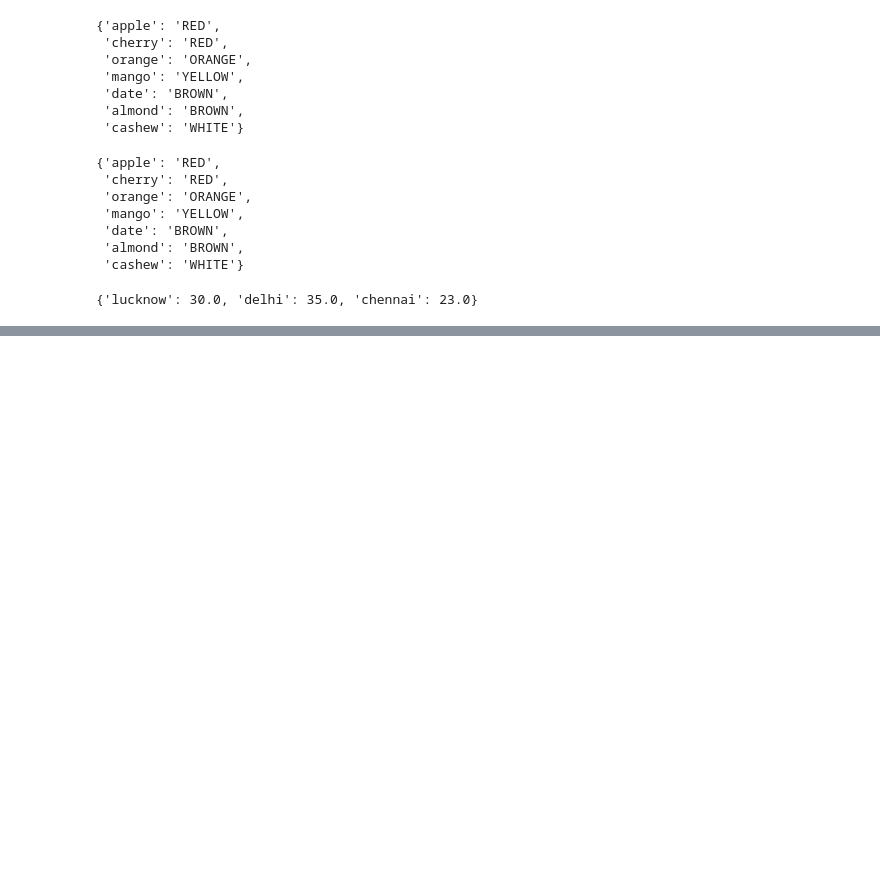
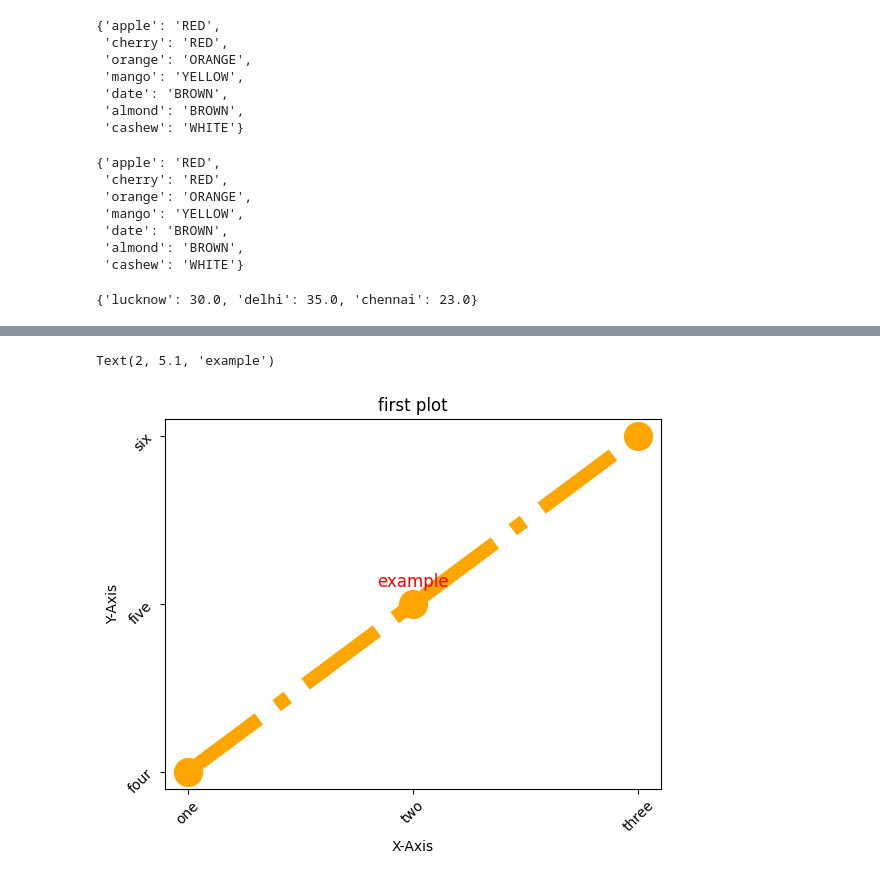
Before and after one commit to attharv26/Python-Data-science, a Jupyter notebook: data analysis/numpy.ipynb, the cells around one changed output, grey strips where cells are left out. Cells and saved outputs as stored; diff of their text form; code cells hidden in the pictures; blank space fills up the shorter version.

```diff
--- a/data analysis/numpy.ipynb
+++ b/data analysis/numpy.ipynb
@@ -374,0 +489,11 @@ pp(avg_temp)
+# %%
+plt.plot([1,2,3], [4,5,6], linewidth = 10, color = 'orange', linestyle = 'dashdot', marker = 'o', markersize = 20)
+plt.title('first plot')
+plt.xticks([1,2,3], ['one', 'two', 'three'], rotation = 45)
+plt.yticks([4,5,6], ['four', 'five', 'six'], rotation = 45)
+plt.xlabel('X-Axis')
+plt.ylabel('Y-Axis')
+plt.text(x = 2, y =5.1, s='example', fontsize= 12, color='red', horizontalalignment= 'center')
+# %% [output]
+Text(2, 5.1, 'example')
+[figure, added]
```
Also changed, not shown: parts of 14 cells of this notebook.
